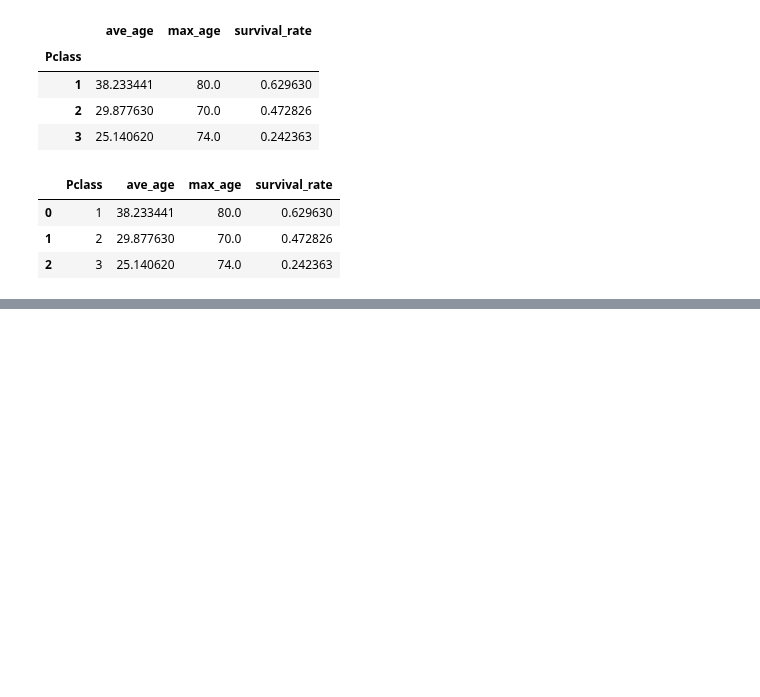
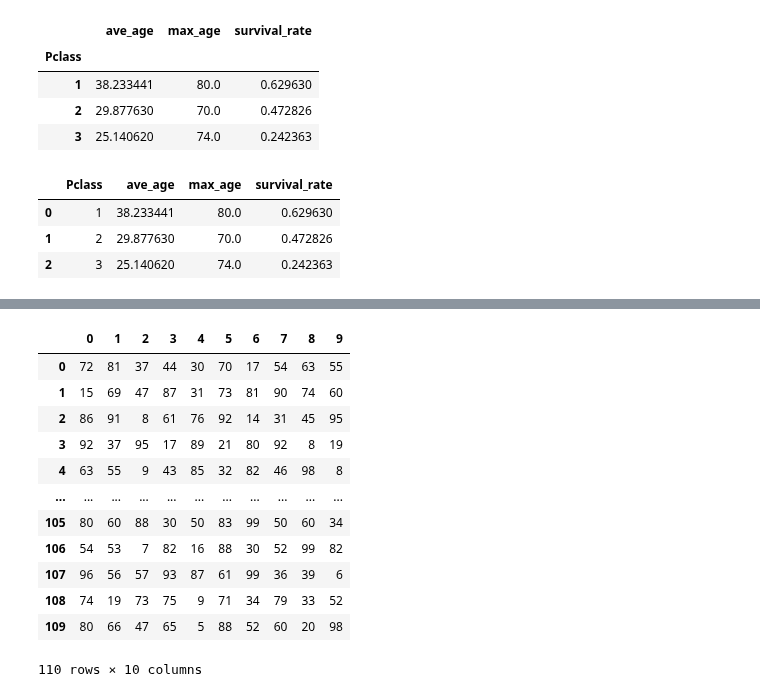
Before and after one commit to YLTsai0609/pandas_101, a Jupyter notebook: Solution.ipynb, the cells around one changed output, grey strips where cells are left out. Drawn from its saved outputs; the diff is of its cells as text; code cells hidden in the pictures; blank space fills up the shorter version.

Commit message:
add read multiple file concat and get into dictionary

```diff
--- a/Solution.ipynb
+++ b/Solution.ipynb
@@ -1779,3 +1779,22 @@ display(bad_idea,
 | 0 | 1 | 38.233441 | 80.0 | 0.629630 |
 | 1 | 2 | 29.877630 | 70.0 | 0.472826 |
 | 2 | 3 | 25.140620 | 74.0 | 0.242363 |
+# %%
+# pandas tricks from Kevin Markham
+# 6. read multiple csv file and keep in a dictionary
+# create random data
+FOLDER_DIR = './csvset'
+for i in range(11):
+    path = FOLDER_DIR + '/' + f'data_{i}.csv'
+    pd.DataFrame(np.random.randint(low=5, high=100, size=(10,10))).\
+    to_csv(path, index=False)
+# read it
+from glob import glob
+DATA_PATH_LIST = glob('./csvset/*.csv')
+PREFIX = 'data'
+dfSet = {}
+for idx, path in enumerate(DATA_PATH_LIST):
+    df_name = PREFIX + f'_{idx}'
+    dfSet[df_name] = pd.read_csv(path)
+    display(df_name,
+           dfSet[df_name].head(2))
@@ -1781,0 +1827,30 @@ display(bad_idea,
+# %%
+# pandas tricks from Kevin Markham
+# 6-1 read multiple csv file and keep in a dictionary
+# create random data
+FOLDER_DIR = './csvset'
+for i in range(11):
+    path = FOLDER_DIR + '/' + f'data_{i}.csv'
+    pd.DataFrame(np.random.randint(low=5, high=100, size=(10,10))).\
+    to_csv(path, index=False)
+# concat it
+from glob import glob
+DATA_PATH_LIST = glob('./csvset/*.csv')
+dfList = [pd.read_csv(file) for file in DATA_PATH_LIST]
+
+# concat
+pd.concat(dfList, ignore_index=True)
+# %% [output]
+|  | 0 | 1 | 2 | 3 | 4 | 5 | 6 | 7 | 8 | 9 |
+| 0 | 72 | 81 | 37 | 44 | 30 | 70 | 17 | 54 | 63 | 55 |
+| 1 | 15 | 69 | 47 | 87 | 31 | 73 | 81 | 90 | 74 | 60 |
+| 2 | 86 | 91 | 8 | 61 | 76 | 92 | 14 | 31 | 45 | 95 |
+| 3 | 92 | 37 | 95 | 17 | 89 | 21 | 80 | 92 | 8 | 19 |
+| 4 | 63 | 55 | 9 | 43 | 85 | 32 | 82 | 46 | 98 | 8 |
+| ... | ... | ... | ... | ... | ... | ... | ... | ... | ... | ... |
+| 105 | 80 | 60 | 88 | 30 | 50 | 83 | 99 | 50 | 60 | 34 |
+| 106 | 54 | 53 | 7 | 82 | 16 | 88 | 30 | 52 | 99 | 82 |
+| 107 | 96 | 56 | 57 | 93 | 87 | 61 | 99 | 36 | 39 | 6 |
+| 108 | 74 | 19 | 73 | 75 | 9 | 71 | 34 | 79 | 33 | 52 |
+| 109 | 80 | 66 | 47 | 65 | 5 | 88 | 52 | 60 | 20 | 98 |
+110 rows × 10 columns
```
Also changed, not shown: parts of 36 cells of this notebook, 12 other files.
